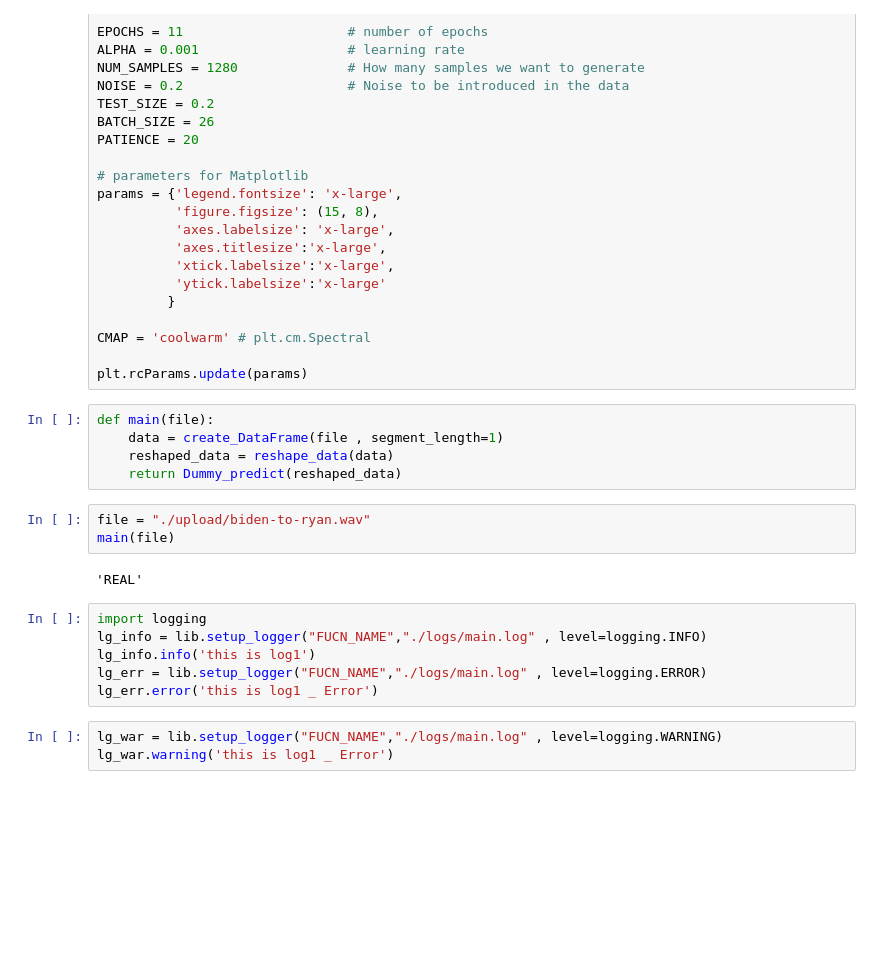
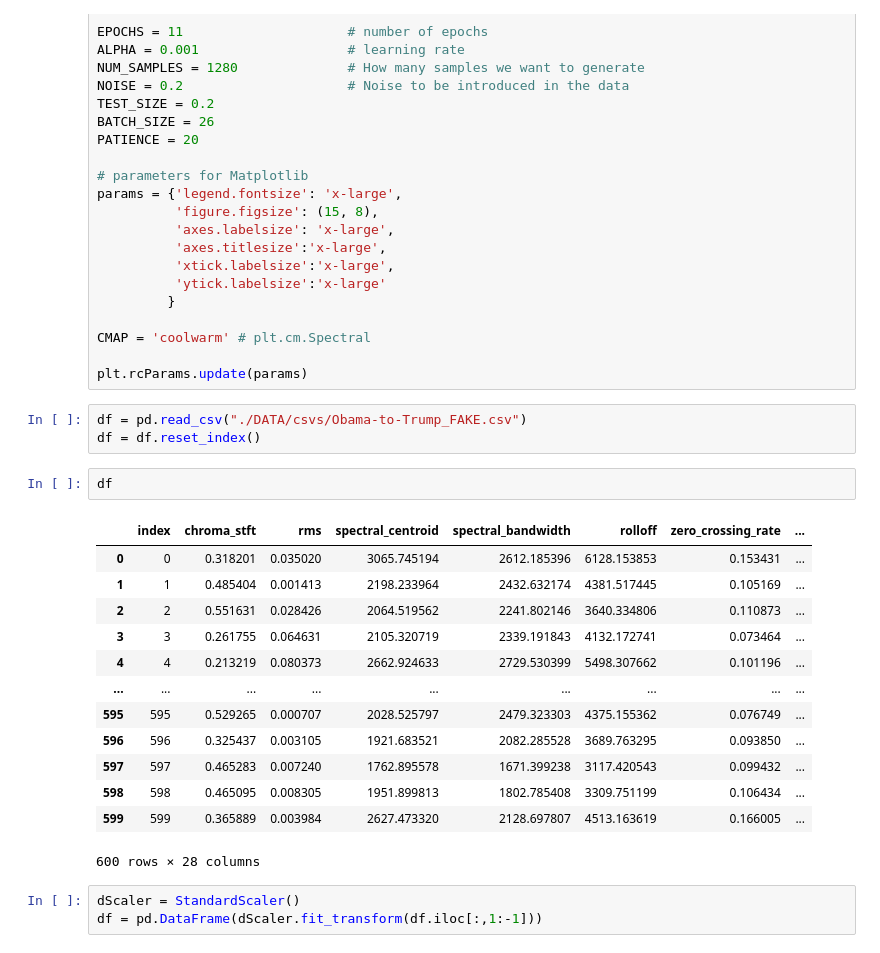
Before and after one commit to Aaditya-Vitankar/fake_voice_detection, a Jupyter notebook: Main_dev.ipynb, the cells around one changed output. Saved outputs shown, nothing was run; the diff lists cells and outputs as text; blank space fills up the shorter version.

```diff
--- a/Main_dev.ipynb
+++ b/Main_dev.ipynb
@@ -44,22 +34,25 @@ params = {'legend.fontsize': 'x-large',
 CMAP = 'coolwarm' # plt.cm.Spectral
 
 plt.rcParams.update(params)
-# %%
-def main(file):
-    data = create_DataFrame(file , segment_length=1)
-    reshaped_data = reshape_data(data)
-    return Dummy_predict(reshaped_data)
-# %%
-file = "./upload/biden-to-ryan.wav"
-main(file)
-# %% [output]
-'REAL'
-# %%
-import logging
-lg_info = lib.setup_logger("FUCN_NAME","./logs/main.log" , level=logging.INFO)
-lg_info.info('this is log1')
-lg_err = lib.setup_logger("FUCN_NAME","./logs/main.log" , level=logging.ERROR)
-lg_err.error('this is log1 _ Error')
-# %%
-lg_war = lib.setup_logger("FUCN_NAME","./logs/main.log" , level=logging.WARNING)
-lg_war.warning('this is log1 _ Error')
+# %%
+df = pd.read_csv("./DATA/csvs/Obama-to-Trump_FAKE.csv")
+df = df.reset_index()
+# %%
+df
+# %% [output]
+|  | index | chroma_stft | rms | spectral_centroid | spectral_bandwidth | rolloff | zero_crossing_rate | ... |
+| 0 | 0 | 0.318201 | 0.035020 | 3065.745194 | 2612.185396 | 6128.153853 | 0.153431 | ... |
+| 1 | 1 | 0.485404 | 0.001413 | 2198.233964 | 2432.632174 | 4381.517445 | 0.105169 | ... |
+| 2 | 2 | 0.551631 | 0.028426 | 2064.519562 | 2241.802146 | 3640.334806 | 0.110873 | ... |
+| 3 | 3 | 0.261755 | 0.064631 | 2105.320719 | 2339.191843 | 4132.172741 | 0.073464 | ... |
+| 4 | 4 | 0.213219 | 0.080373 | 2662.924633 | 2729.530399 | 5498.307662 | 0.101196 | ... |
+| ... | ... | ... | ... | ... | ... | ... | ... | ... |
+| 595 | 595 | 0.529265 | 0.000707 | 2028.525797 | 2479.323303 | 4375.155362 | 0.076749 | ... |
+| 596 | 596 | 0.325437 | 0.003105 | 1921.683521 | 2082.285528 | 3689.763295 | 0.093850 | ... |
+| 597 | 597 | 0.465283 | 0.007240 | 1762.895578 | 1671.399238 | 3117.420543 | 0.099432 | ... |
+| 598 | 598 | 0.465095 | 0.008305 | 1951.899813 | 1802.785408 | 3309.751199 | 0.106434 | ... |
+| 599 | 599 | 0.365889 | 0.003984 | 2627.473320 | 2128.697807 | 4513.163619 | 0.166005 | ... |
+600 rows × 28 columns
+# %%
+dScaler = StandardScaler()
+df = pd.DataFrame(dScaler.fit_transform(df.iloc[:,1:-1]))
```
Also changed, not shown: parts of 3 cells of this notebook, 3 other files.
